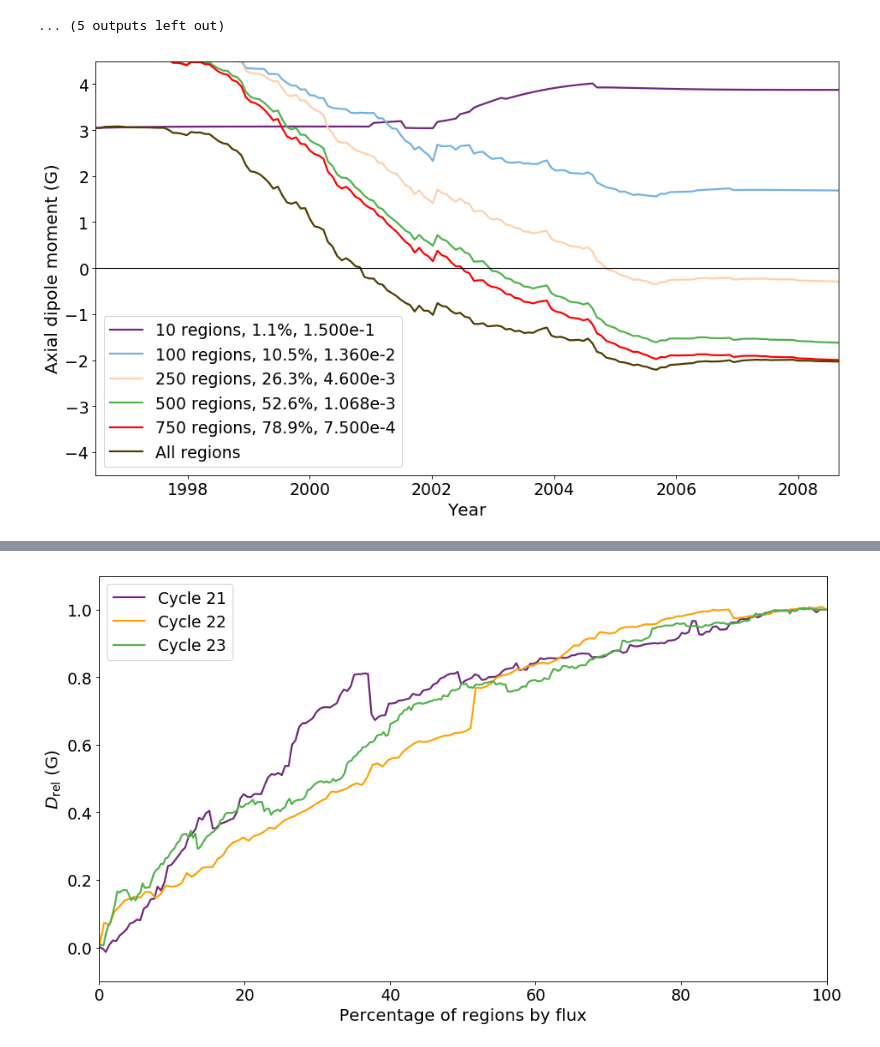
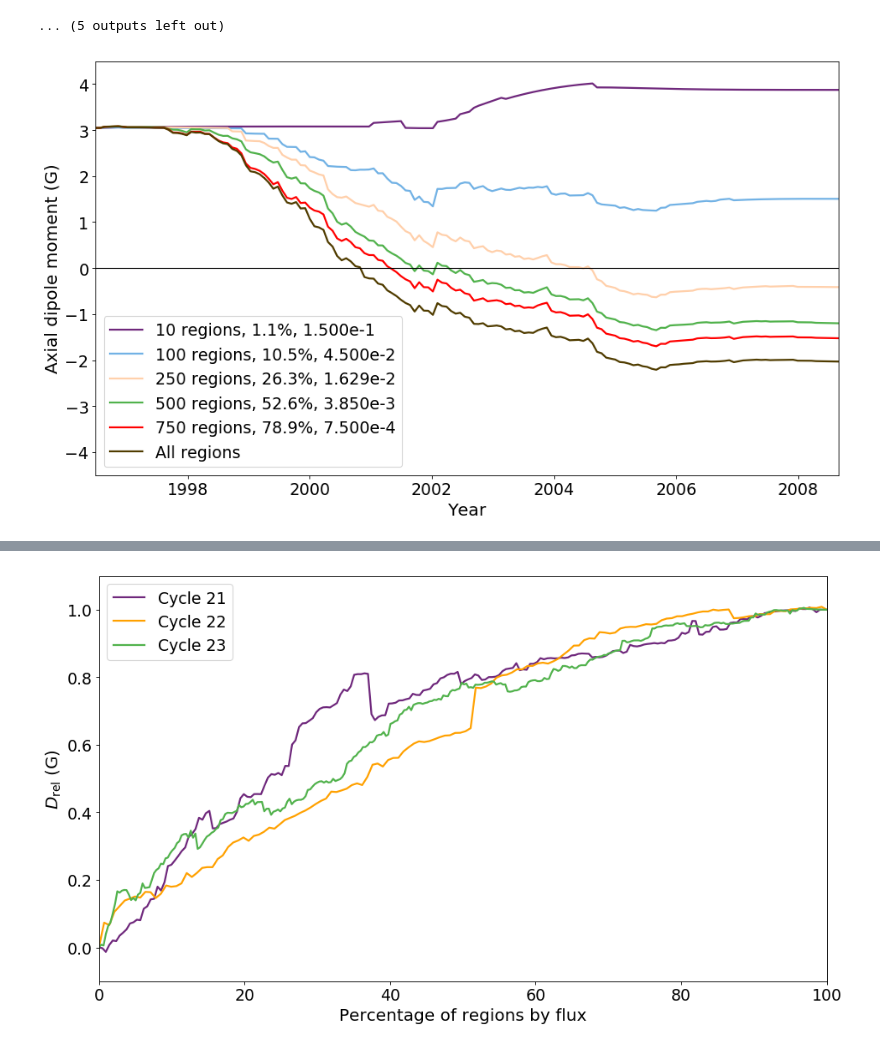
Before and after one commit to twhitbread/python-scatter, a Jupyter notebook: pythonscatter_c23_threecycles.ipynb, the cells around one changed output, grey strips where cells are left out. Drawn from its saved outputs; the diff is of its cells as text; code cells hidden in the pictures.

```diff
--- a/pythonscatter_c23_threecycles.ipynb
+++ b/pythonscatter_c23_threecycles.ipynb
@@ -369,38 +369,38 @@ plt.show()
 # %%
 brown = (80/255,60/255,0)
 green = (81/255,178/255,76/255)
 blue = (114/255,178/255,229/255)
 purple = (111/255,40/255,124/255)
 peach = (1,208/255,171/255)
 orange = (255/255,161/255,0)
 pink = (255/255,153/255,153/255)
 
 timeyear = (np.arange(1,165)*27.27+152)/365.25+1996
 
 axdipole_10 = np.fromfile('axdipole_10_threecycles.dat',dtype=np.float32)
-axdipole_100 = np.fromfile('axdipole_100_realinit.dat',dtype=np.float32)
-axdipole_250 = np.fromfile('axdipole_250_realinit.dat',dtype=np.float32)
-axdipole_500 = np.fromfile('axdipole_500_realinit.dat',dtype=np.float32)
-axdipole_750 = np.fromfile('axdipole_750_realinit.dat',dtype=np.float32)
+axdipole_100 = np.fromfile('axdipole_100_threecycles.dat',dtype=np.float32)
+axdipole_250 = np.fromfile('axdipole_250_threecycles.dat',dtype=np.float32)
+axdipole_500 = np.fromfile('axdipole_500_threecycles.dat',dtype=np.float32)
+axdipole_750 = np.fromfile('axdipole_750_threecycles.dat',dtype=np.float32)
 
 fig2 = plt.figure(figsize=(14,8), dpi= 80, facecolor='w', edgecolor='k')
 plt.plot(timeyear,axdipole_10,color=purple,lw=2,label='10 regions, 1.1%, 1.500e-1')
-plt.plot(timeyear,axdipole_100,color=blue,lw=2,label='100 regions, 10.5%, 1.360e-2')
-plt.plot(timeyear,axdipole_250,color=peach,lw=2,label='250 regions, 26.3%, 4.600e-3')
-plt.plot(timeyear,axdipole_500,color=green,lw=2,label='500 regions, 52.6%, 1.068e-3')
+plt.plot(timeyear,axdipole_100,color=blue,lw=2,label='100 regions, 10.5%, 4.500e-2')
+plt.plot(timeyear,axdipole_250,color=peach,lw=2,label='250 regions, 26.3%, 1.629e-2')
+plt.plot(timeyear,axdipole_500,color=green,lw=2,label='500 regions, 52.6%, 3.850e-3')
 plt.plot(timeyear,axdipole_750,'red',lw=2,label='750 regions, 78.9%, 7.500e-4')
 plt.plot(timeyear,axdipole2,color=brown,lw=2,label='All regions')
 plt.plot((timeyear[0],timeyear[163]), (0, 0), 'k-',lw=1)
 plt.xlim(timeyear[0],timeyear[163])
 plt.ylim(-4.5,4.5)
 plt.xlabel('Year',fontsize=18)
 plt.ylabel('Axial dipole moment (G)',fontsize=18)
 plt.legend()
 plt.show()
 
 #plt.savefig('/home/grads/xsxs53/Documents/phd/Papers/regions_axd/c23_5profiles.eps', format='eps', dpi=300,bbox_inches='tight')
 # %% [output]
-[figure, old version]
+[figure, new version]
 # %%
 fig2 = plt.figure(figsize=(18,8), dpi= 80, facecolor='w', edgecolor='k')
 plt.scatter((b[3]*27.27+152)/365.25+1996,b[2],200*np.sqrt(abs(b[0])),b[4],cmap='RdBu_r',vmin=-0.02,vmax=0.02)
```
Also changed, not shown: parts of 2 cells of this notebook, 4 other files.
